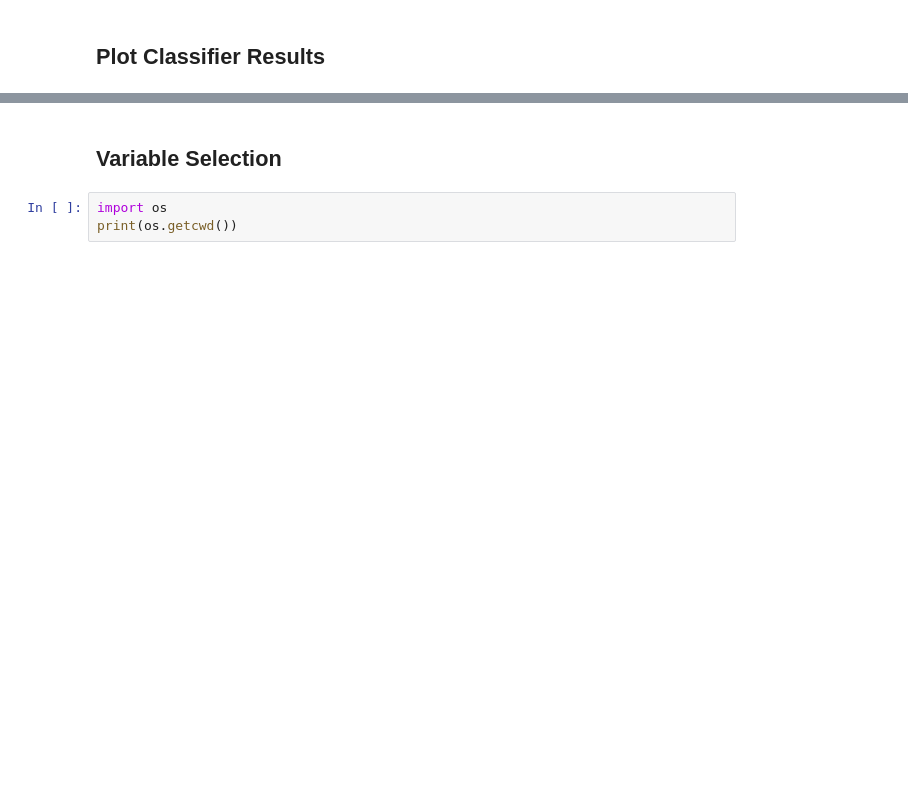
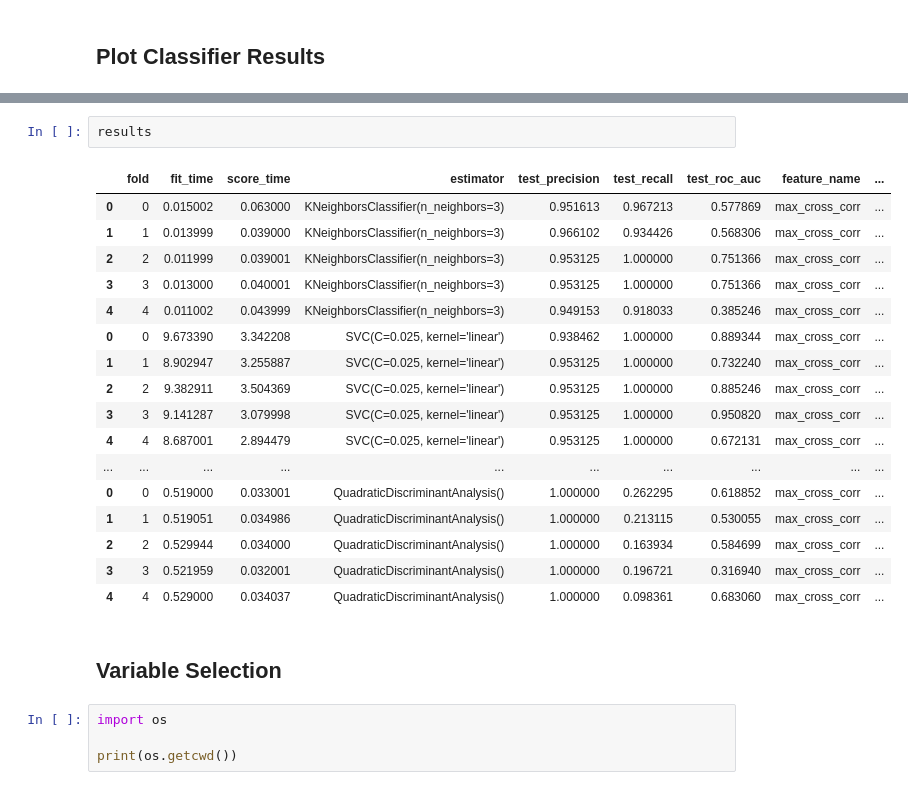
Before and after one commit to noamsgl/msc, a Jupyter notebook: scripts/psp/training/PSPReport.ipynb, the cells around one changed output, grey strips where cells are left out. Saved outputs shown, nothing was run; the diff lists cells and outputs as text; blank space fills up the shorter version.

```diff
--- a/scripts/psp/training/PSPReport.ipynb
+++ b/scripts/psp/training/PSPReport.ipynb
@@ -162,5 +207,26 @@ matplotlib.figure.Figure
+# %%
+results
+# %% [output]
+|  | fold | fit_time | score_time | estimator | test_precision | test_recall | test_roc_auc | feature_name | ... |
+| 0 | 0 | 0.015002 | 0.063000 | KNeighborsClassifier(n_neighbors=3) | 0.951613 | 0.967213 | 0.577869 | max_cross_corr | ... |
+| 1 | 1 | 0.013999 | 0.039000 | KNeighborsClassifier(n_neighbors=3) | 0.966102 | 0.934426 | 0.568306 | max_cross_corr | ... |
+| 2 | 2 | 0.011999 | 0.039001 | KNeighborsClassifier(n_neighbors=3) | 0.953125 | 1.000000 | 0.751366 | max_cross_corr | ... |
+| 3 | 3 | 0.013000 | 0.040001 | KNeighborsClassifier(n_neighbors=3) | 0.953125 | 1.000000 | 0.751366 | max_cross_corr | ... |
+| 4 | 4 | 0.011002 | 0.043999 | KNeighborsClassifier(n_neighbors=3) | 0.949153 | 0.918033 | 0.385246 | max_cross_corr | ... |
+| 0 | 0 | 9.673390 | 3.342208 | SVC(C=0.025, kernel='linear') | 0.938462 | 1.000000 | 0.889344 | max_cross_corr | ... |
+| 1 | 1 | 8.902947 | 3.255887 | SVC(C=0.025, kernel='linear') | 0.953125 | 1.000000 | 0.732240 | max_cross_corr | ... |
+| 2 | 2 | 9.382911 | 3.504369 | SVC(C=0.025, kernel='linear') | 0.953125 | 1.000000 | 0.885246 | max_cross_corr | ... |
+| 3 | 3 | 9.141287 | 3.079998 | SVC(C=0.025, kernel='linear') | 0.953125 | 1.000000 | 0.950820 | max_cross_corr | ... |
+| 4 | 4 | 8.687001 | 2.894479 | SVC(C=0.025, kernel='linear') | 0.953125 | 1.000000 | 0.672131 | max_cross_corr | ... |
+| ... | ... | ... | ... | ... | ... | ... | ... | ... | ... |
+| 0 | 0 | 0.519000 | 0.033001 | QuadraticDiscriminantAnalysis() | 1.000000 | 0.262295 | 0.618852 | max_cross_corr | ... |
+| 1 | 1 | 0.519051 | 0.034986 | QuadraticDiscriminantAnalysis() | 1.000000 | 0.213115 | 0.530055 | max_cross_corr | ... |
+| 2 | 2 | 0.529944 | 0.034000 | QuadraticDiscriminantAnalysis() | 1.000000 | 0.163934 | 0.584699 | max_cross_corr | ... |
+| 3 | 3 | 0.521959 | 0.032001 | QuadraticDiscriminantAnalysis() | 1.000000 | 0.196721 | 0.316940 | max_cross_corr | ... |
+| 4 | 4 | 0.529000 | 0.034037 | QuadraticDiscriminantAnalysis() | 1.000000 | 0.098361 | 0.683060 | max_cross_corr | ... |
 # %% [markdown]
 ## Variable Selection
 # %%
 import os
+
 print(os.getcwd())
```
Also changed, not shown: parts of 8 cells of this notebook, 1 other file.
